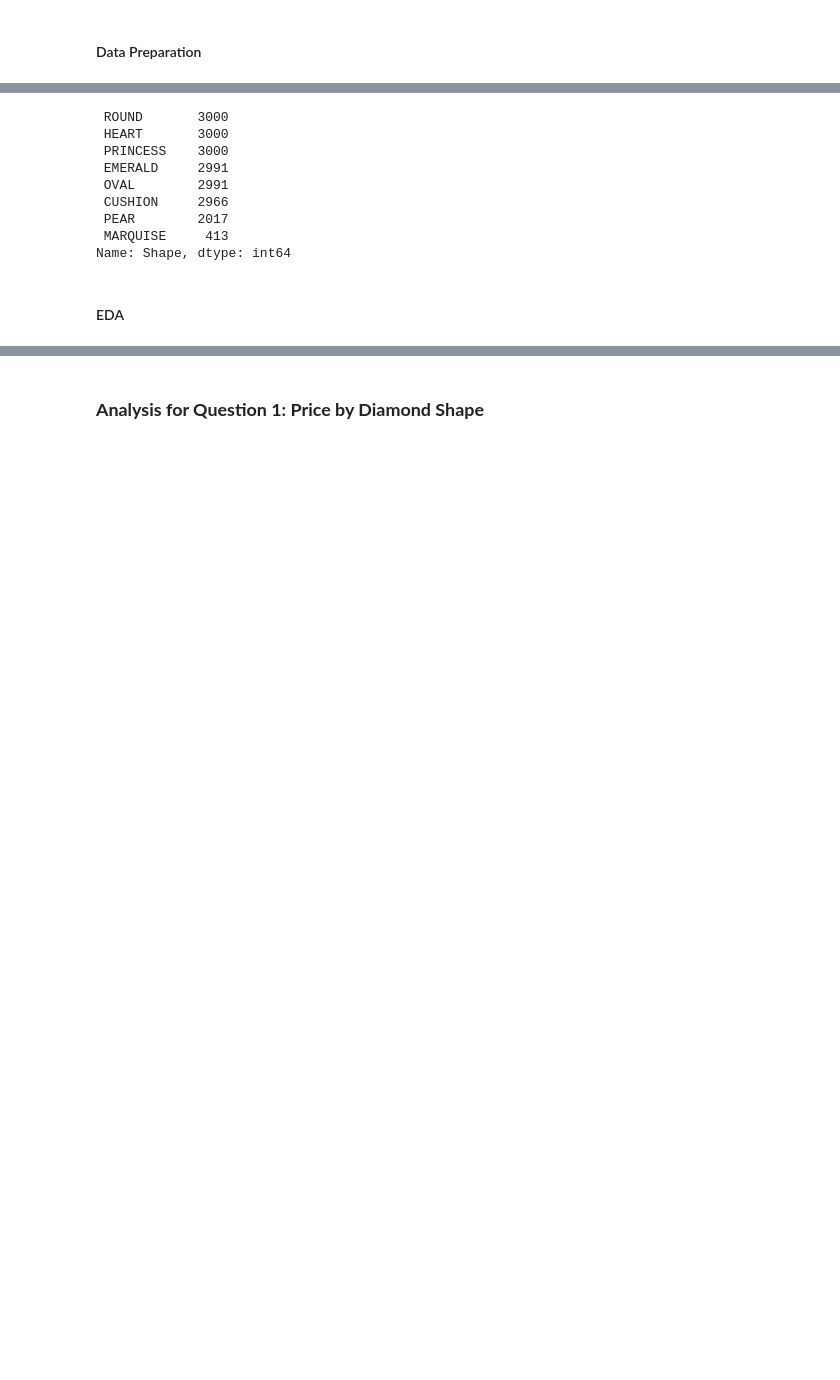
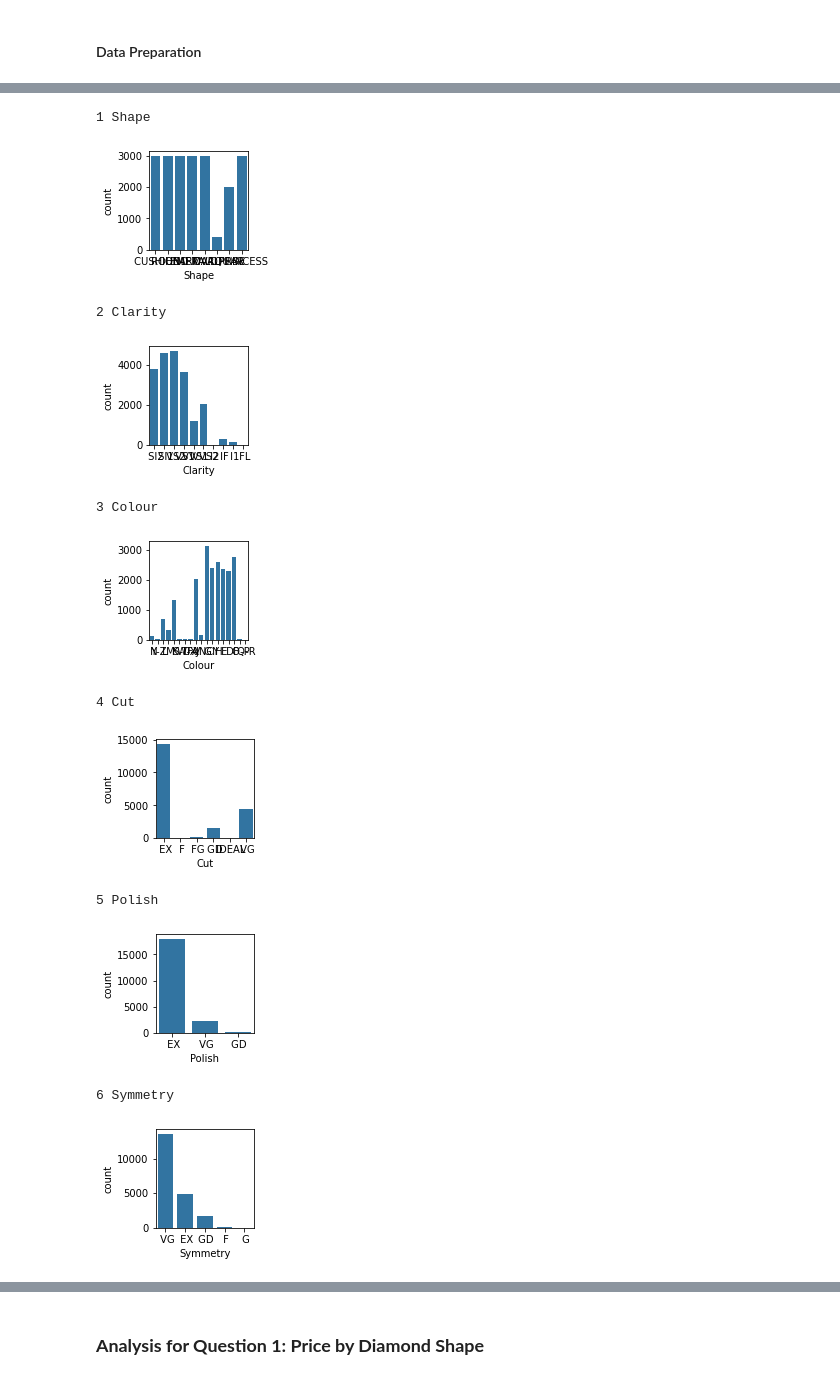
Before and after one commit to manjuq/DiamondValueAnalysis, a Jupyter notebook: analyze_diamond_data.ipynb, the cells around one changed output, grey strips where cells are left out. Cells and saved outputs as stored; diff of their text form; code cells hidden in the pictures; blank space fills up the shorter version.

```diff
--- a/analyze_diamond_data.ipynb
+++ b/analyze_diamond_data.ipynb
@@ -172,15 +166,24 @@ df['Cut'] = df['Cut'].astype('category')
 df['Shape'] = df['Shape'].str.upper()
-# %%
-df.Shape.value_counts()
-# %% [output]
- ROUND       3000
- HEART       3000
- PRINCESS    3000
- EMERALD     2991
- OVAL        2991
- CUSHION     2966
- PEAR        2017
- MARQUISE     413
-Name: Shape, dtype: int64
-# %% [markdown]
-#### EDA
+# %%
+# Define the categorical features we want to visualize
+categorical_features = ['Shape', 'Clarity', 'Colour', 'Cut', 'Polish', 'Symmetry']
+for i, f in enumerate(categorical_features, start=1):
+    print(i,f)
+    plt.subplot(2,3, i)
+    sns.countplot(x=f, data=df)
+    ##sns.histplot(df[f])
+
+    plt.show()
+# %% [output]
+1 Shape
+[figure, added]
+2 Clarity
+[figure, added]
+3 Colour
+[figure, added]
+4 Cut
+[figure, added]
+5 Polish
+[figure, added]
+6 Symmetry
+[figure, added]
```
Also changed, not shown: parts of 28 cells of this notebook, 10 other files.
